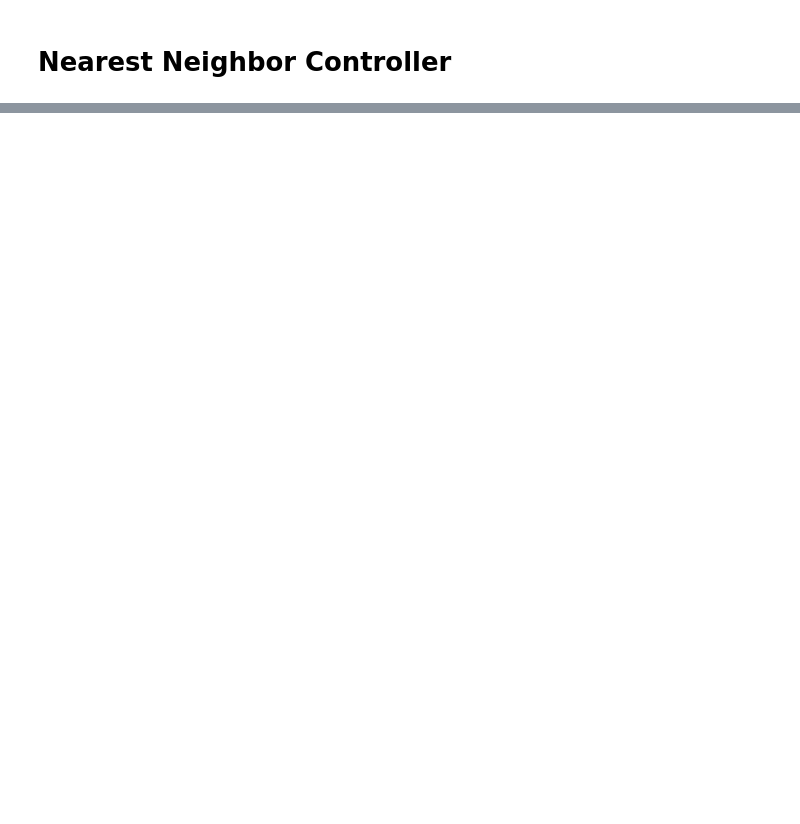
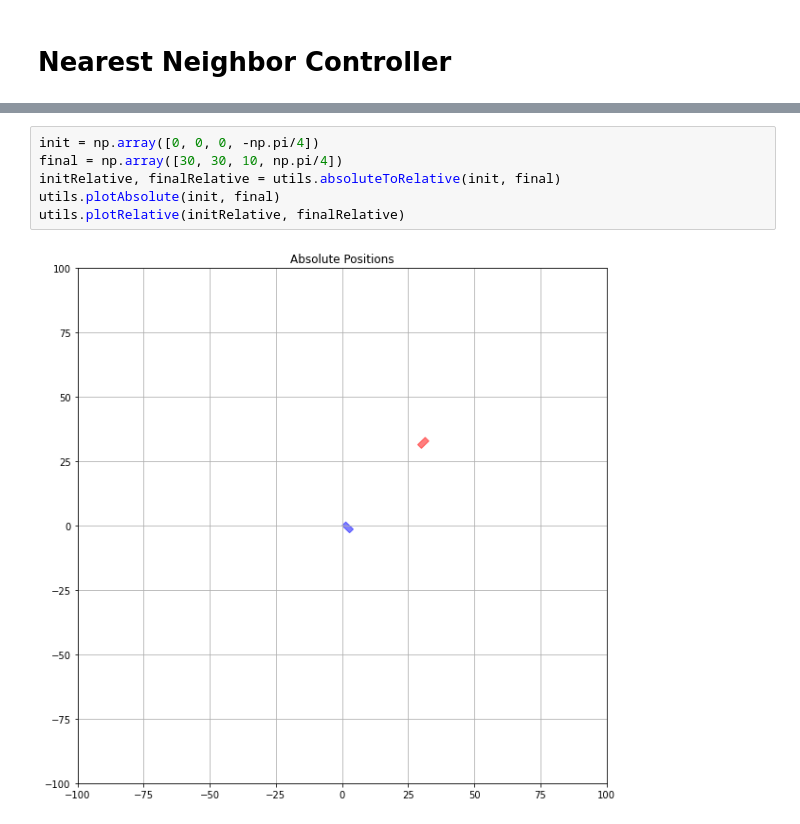
Before and after one commit to freiremelgiz/ECE539_FinalProject, a Jupyter notebook: Nearest Neighbor Controller.ipynb, the cells around one changed output, grey strips where cells are left out. Drawn from its saved outputs; the diff is of its cells as text; blank space fills up the shorter version.

Commit message:
Relative to final

```diff
--- a/Nearest Neighbor Controller.ipynb
+++ b/Nearest Neighbor Controller.ipynb
@@ -25,0 +32,8 @@ simulation.plotSimulation(sim)
+# %%
+init = np.array([0, 0, 0, -np.pi/4])
+final = np.array([30, 30, 10, np.pi/4])
+initRelative, finalRelative = utils.absoluteToRelative(init, final)
+utils.plotAbsolute(init, final)
+utils.plotRelative(initRelative, finalRelative)
+# %% [output]
+[figure, added]
```
Also changed, not shown: parts of 5 cells of this notebook, 7 other files.
